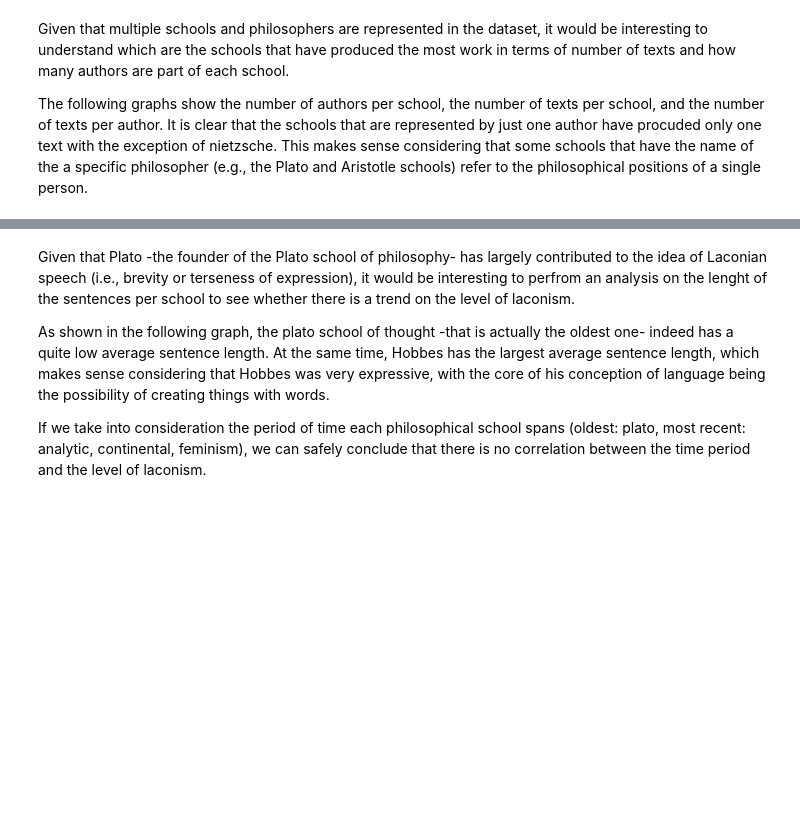
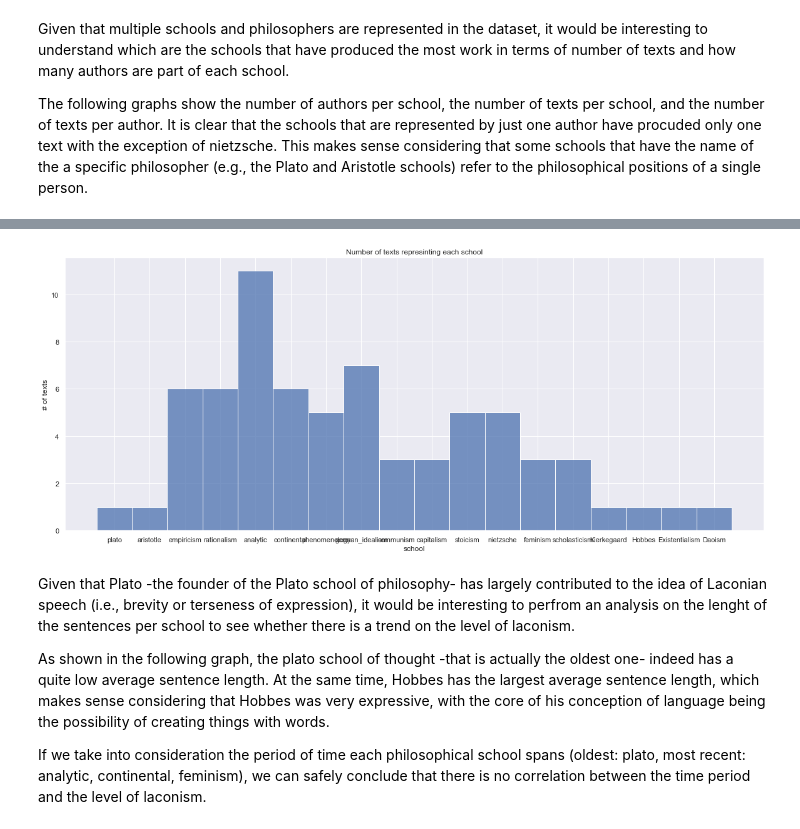
Before and after one commit to TZstatsADS/spring-2022-prj1-svlachou, a Jupyter notebook: doc/report.ipynb, the cells around one changed output, grey strips where cells are left out. Saved outputs shown, nothing was run; the diff lists cells and outputs as text; code cells hidden in the pictures; blank space fills up the shorter version.

```diff
--- a/doc/report.ipynb
+++ b/doc/report.ipynb
@@ -39,3 +37,7 @@ The following graphs show the number of authors per school, the number of texts
+# %%
+display(Image(filename='../figs/general/texts_per_school.png', embed=True))
+# %% [output]
+[figure, added]
 # %% [markdown]
 Given that Plato -the founder of the Plato school of philosophy- has largely contributed to the idea of Laconian speech (i.e., brevity or terseness of expression), it would be interesting to perfrom an analysis on the lenght of the sentences per school to see whether there is a trend on the level of laconism.
 
```
Also changed, not shown: parts of 26 cells of this notebook.
